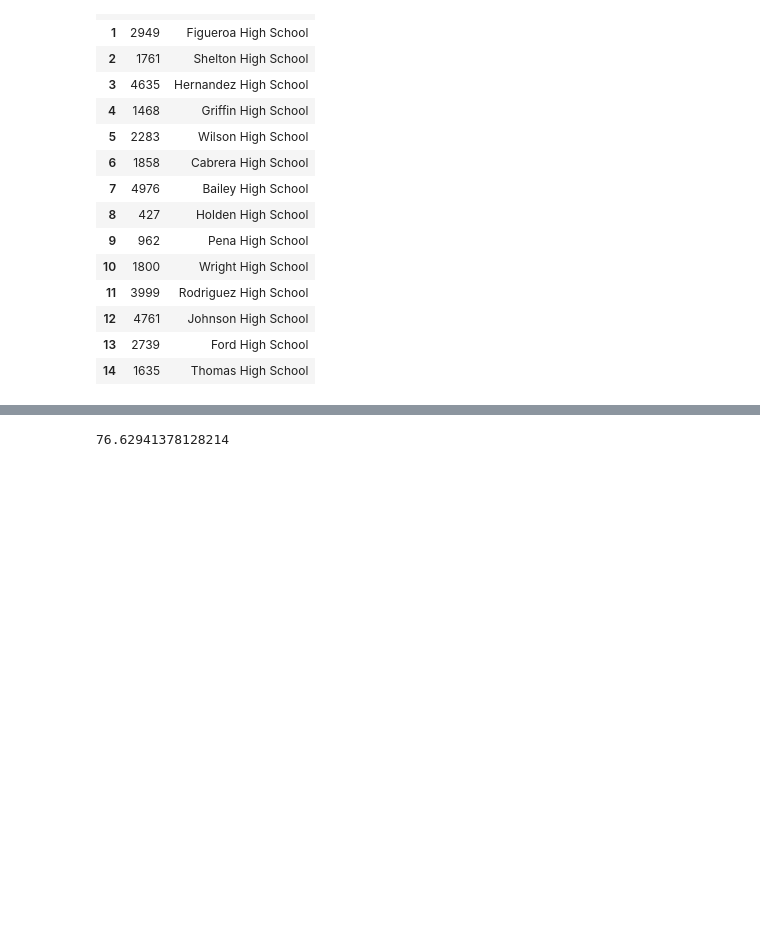
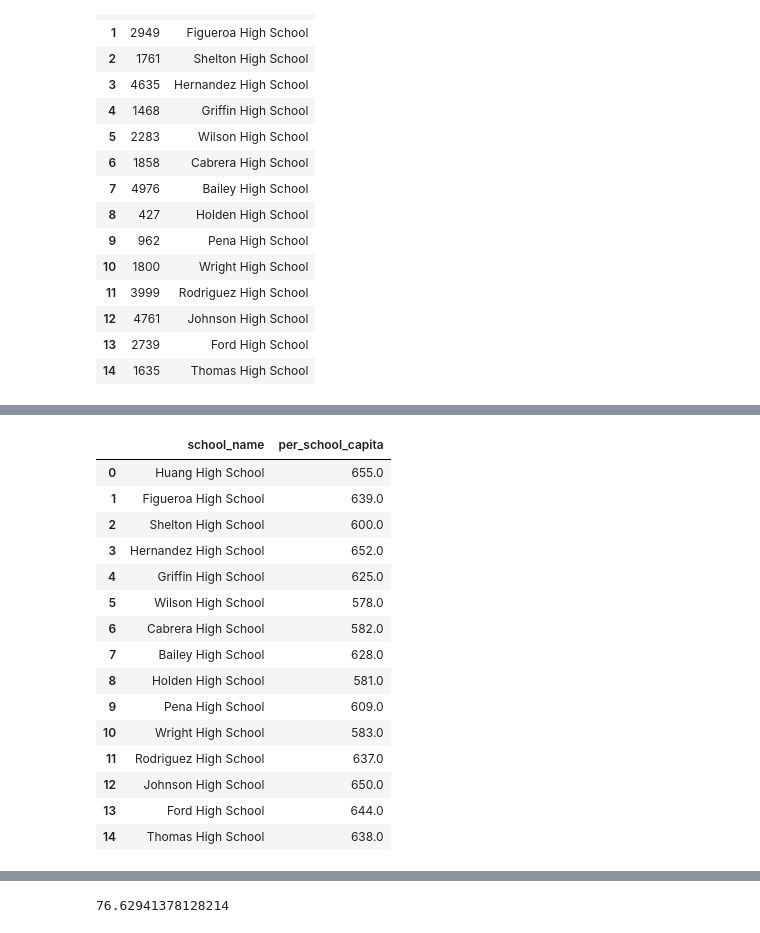
Before and after one commit to Cookees81/pandas-challenge, a Jupyter notebook: PyCitySchools/School Summary.ipynb, the cells around one changed output, grey strips where cells are left out. Cells and saved outputs as stored; diff of their text form; code cells hidden in the pictures; blank space fills up the shorter version.

```diff
--- a/PyCitySchools/School Summary.ipynb
+++ b/PyCitySchools/School Summary.ipynb
@@ -88,3 +143,36 @@ TypeError: unsupported operand type(s) for /: 'str' and 'str'
+# %%
+capita_data = {
+    'school_name': ['Huang High School', 'Figueroa High School', 'Shelton High School',
+                    'Hernandez High School', 'Griffin High School',
+                    'Wilson High School', 'Cabrera High School', 'Bailey High School',
+                    'Holden High School', 'Pena High School', 'Wright High School',
+                    'Rodriguez High School', 'Johnson High School', 'Ford High School',
+                    'Thomas High School'],
+    'per_school_capita' : ['655.0', '639.0', '600.0', '652.0', '625.0',
+                            '578.0', '582.0', '628.0', '581.0', '609.0',
+                            '583.0', '637.0', '650.0', '644.0', '638.0']
+
+        }
+
+per_school_capita = pd.DataFrame(capita_data)
+per_school_capita
+# %% [output]
+|  | school_name | per_school_capita |
+| 0 | Huang High School | 655.0 |
+| 1 | Figueroa High School | 639.0 |
+| 2 | Shelton High School | 600.0 |
+| 3 | Hernandez High School | 652.0 |
+| 4 | Griffin High School | 625.0 |
+| 5 | Wilson High School | 578.0 |
+| 6 | Cabrera High School | 582.0 |
+| 7 | Bailey High School | 628.0 |
+| 8 | Holden High School | 581.0 |
+| 9 | Pena High School | 609.0 |
+| 10 | Wright High School | 583.0 |
+| 11 | Rodriguez High School | 637.0 |
+| 12 | Johnson High School | 650.0 |
+| 13 | Ford High School | 644.0 |
+| 14 | Thomas High School | 638.0 |
 # %%
 huang_summary = pd.DataFrame(school_data_complete.loc[school_data_complete['school_name']=='Huang High School',:])
 huang_summary
```
Also changed, not shown: parts of 4 cells of this notebook.
